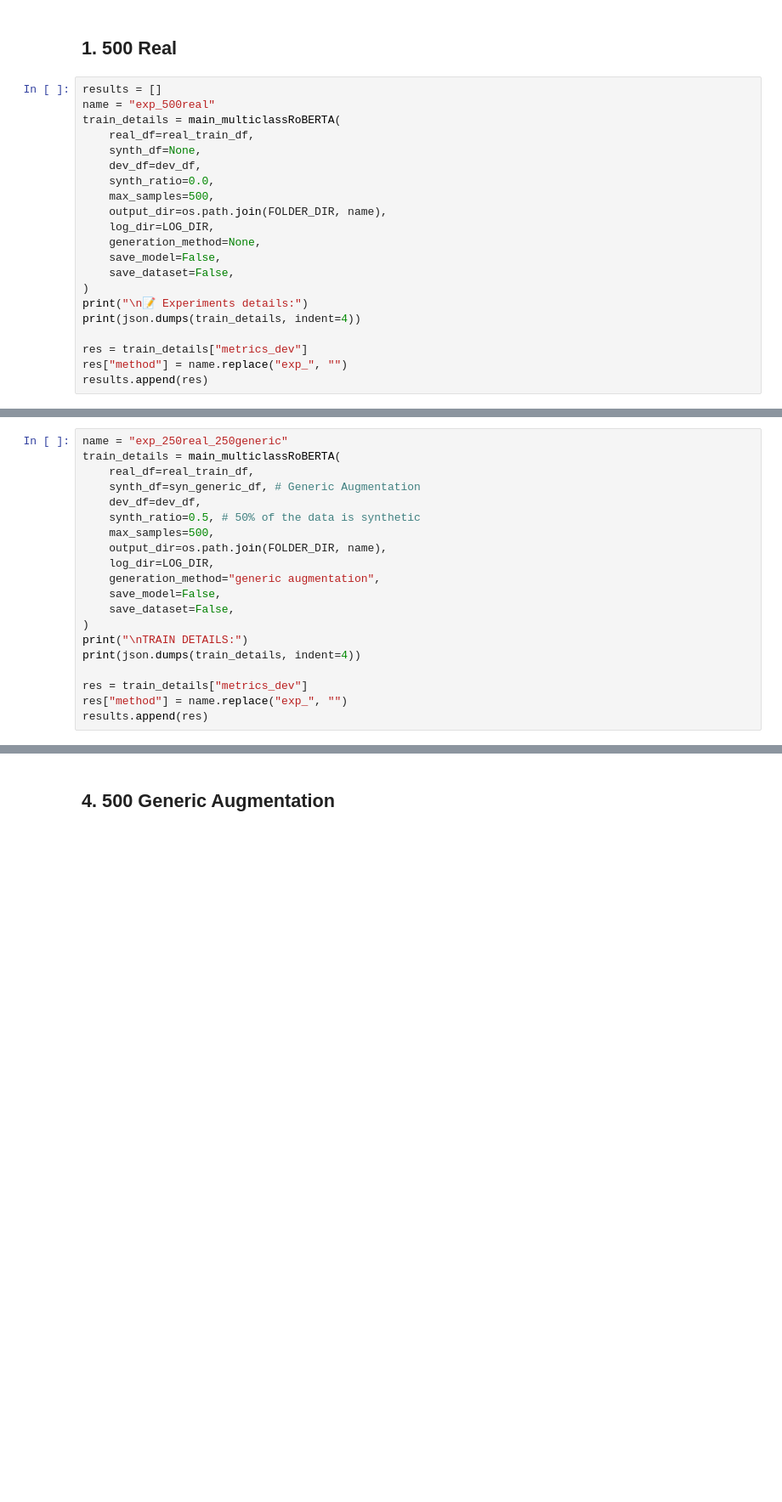
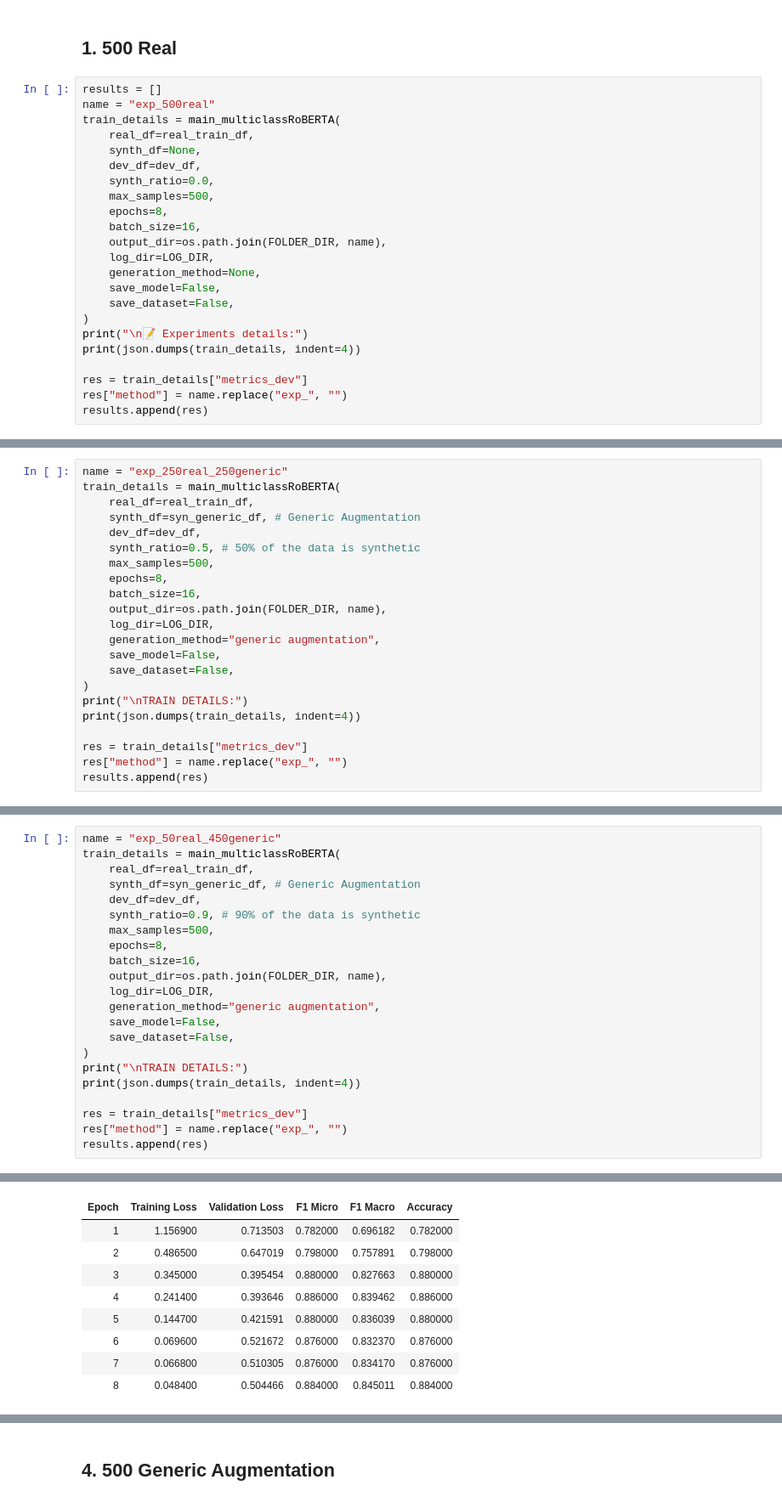
Before and after one commit to AlessandroGhiotto/thesis-nlp, a Jupyter notebook: src/agnews/run_multiclassRoBERTA_agnews.ipynb, the cells around one changed output, grey strips where cells are left out. Shown at 85% size. Saved outputs shown, nothing was run; the diff lists cells and outputs as text; blank space fills up the shorter version.

```diff
--- a/src/agnews/run_multiclassRoBERTA_agnews.ipynb
+++ b/src/agnews/run_multiclassRoBERTA_agnews.ipynb
@@ -101,6 +59,8 @@ train_details = main_multiclassRoBERTA(
     dev_df=dev_df,
     synth_ratio=0.0,
     max_samples=500,
+    epochs=8,
+    batch_size=16,
     output_dir=os.path.join(FOLDER_DIR, name),
     log_dir=LOG_DIR,
     generation_method=None,
@@ -153,6 +113,8 @@ train_details = main_multiclassRoBERTA(
     dev_df=dev_df,
     synth_ratio=0.5, # 50% of the data is synthetic
     max_samples=500,
+    epochs=8,
+    batch_size=16,
     output_dir=os.path.join(FOLDER_DIR, name),
     log_dir=LOG_DIR,
     generation_method="generic augmentation",
@@ -249,0 +216,23 @@ TRAIN DETAILS:
+# %%
+name = "exp_50real_450generic"
+train_details = main_multiclassRoBERTA(
+    real_df=real_train_df,
+    synth_df=syn_generic_df, # Generic Augmentation
+    dev_df=dev_df,
+    synth_ratio=0.9, # 90% of the data is synthetic
+    max_samples=500,
+    epochs=8,
+    batch_size=16,
+    output_dir=os.path.join(FOLDER_DIR, name),
+    log_dir=LOG_DIR,
+    generation_method="generic augmentation",
+    save_model=False,
+    save_dataset=False,
+)
+print("\nTRAIN DETAILS:")
+print(json.dumps(train_details, indent=4))
+
+res = train_details["metrics_dev"]
+res["method"] = name.replace("exp_", "")
+results.append(res)
+# %% [output]
@@ -249,0 +242,9 @@ TRAIN DETAILS:
+| Epoch | Training Loss | Validation Loss | F1 Micro | F1 Macro | Accuracy |
+| 1 | 1.156900 | 0.713503 | 0.782000 | 0.696182 | 0.782000 |
+| 2 | 0.486500 | 0.647019 | 0.798000 | 0.757891 | 0.798000 |
+| 3 | 0.345000 | 0.395454 | 0.880000 | 0.827663 | 0.880000 |
+| 4 | 0.241400 | 0.393646 | 0.886000 | 0.839462 | 0.886000 |
+| 5 | 0.144700 | 0.421591 | 0.880000 | 0.836039 | 0.880000 |
+| 6 | 0.069600 | 0.521672 | 0.876000 | 0.832370 | 0.876000 |
+| 7 | 0.066800 | 0.510305 | 0.876000 | 0.834170 | 0.876000 |
+| 8 | 0.048400 | 0.504466 | 0.884000 | 0.845011 | 0.884000 |
```
Also changed, not shown: parts of 15 cells of this notebook, 6 other files.
